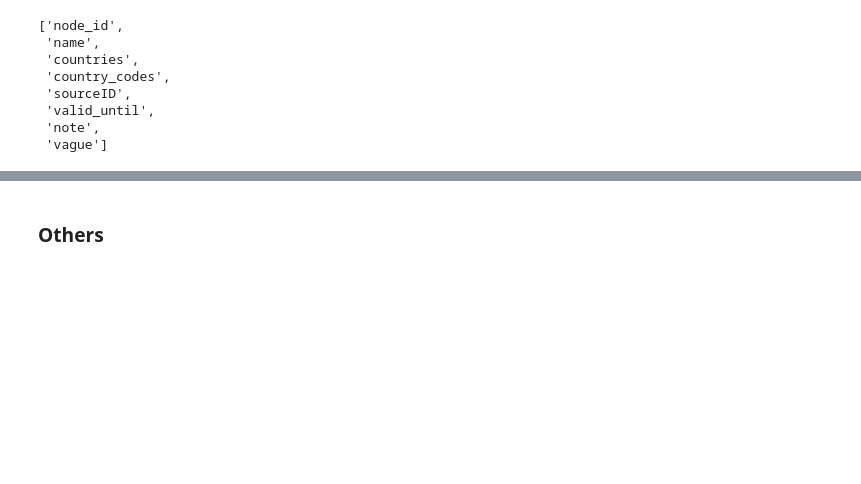
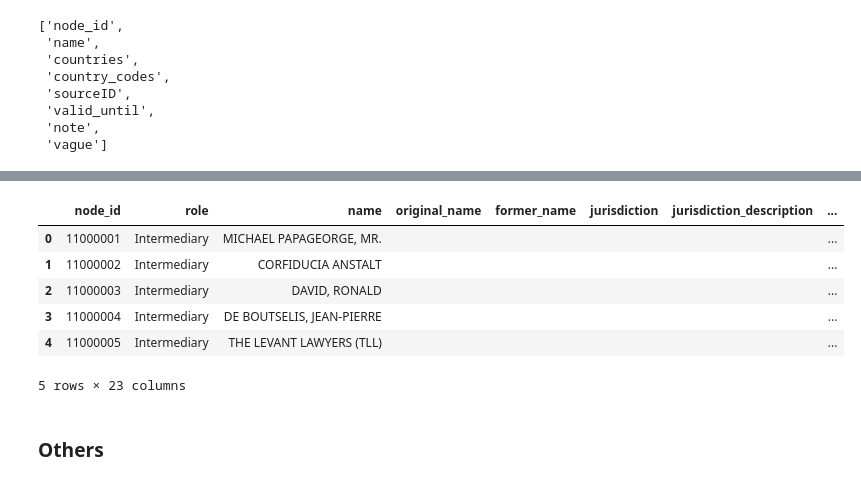
Before and after one commit to louisguitton/ERKG, a Jupyter notebook: icij/data_load.ipynb, the cells around one changed output, grey strips where cells are left out. Cells and saved outputs as stored; diff of their text form; code cells hidden in the pictures; blank space fills up the shorter version.

```diff
--- a/icij/data_load.ipynb
+++ b/icij/data_load.ipynb
@@ -572,0 +521,11 @@ ic| results.get_next(): [{'_id': {'offset': 8192, 'table': 3},
+# %%
+def check_row (
+    node_id: int,
+    ) -> bool:
+    return node_id not in id_officer
+
+df["keep"] = df.apply(lambda x: check_row(x["node_id"]), axis = 1)
+df = df[df.keep]
+del df["keep"]
+
+len(id_officer.intersection(set(df.node_id.values)))
@@ -572,0 +561,18 @@ ic| results.get_next(): [{'_id': {'offset': 8192, 'table': 3},
+# %%
+df.insert(1, "role", "Intermediary")
+
+df.insert(3, "original_name", "")
+df.insert(4, "former_name", "")
+df.insert(5, "jurisdiction", "")
+df.insert(6, "jurisdiction_description", "")
+df.insert(7, "company_type", "")
+
+df.insert(11, "incorporation_date", "")
+df.insert(12, "inactivation_date", "")
+df.insert(13, "struck_off_date", "")
+df.insert(14, "dorm_date", "")
+
+df.insert(15, "service_provider", "")
+df.insert(16, "ibcRUC", "")
+
+df["vague"] = False
@@ -572,0 +599,13 @@ ic| results.get_next(): [{'_id': {'offset': 8192, 'table': 3},
+# %%
+columns: list = list(df.columns.values)
+
+columns.remove("address")
+columns.insert(9, "address")
+
+columns.remove("status")
+columns.insert(14, "status")
+
+columns[17] = "country_codes"
+columns[18] = "countries"
+
+columns
@@ -572,0 +630,11 @@ ic| results.get_next(): [{'_id': {'offset': 8192, 'table': 3},
+# %%
+df = df.reindex(columns = columns)
+df.head()
+# %% [output]
+|  | node_id | role | name | original_name | former_name | jurisdiction | jurisdiction_description | ... |
+| 0 | 11000001 | Intermediary | MICHAEL PAPAGEORGE, MR. |  |  |  |  | ... |
+| 1 | 11000002 | Intermediary | CORFIDUCIA ANSTALT |  |  |  |  | ... |
+| 2 | 11000003 | Intermediary | DAVID, RONALD |  |  |  |  | ... |
+| 3 | 11000004 | Intermediary | DE BOUTSELIS, JEAN-PIERRE |  |  |  |  | ... |
+| 4 | 11000005 | Intermediary | THE LEVANT LAWYERS (TLL) |  |  |  |  | ... |
+5 rows × 23 columns
```
Also changed, not shown: parts of 100 cells of this notebook.
